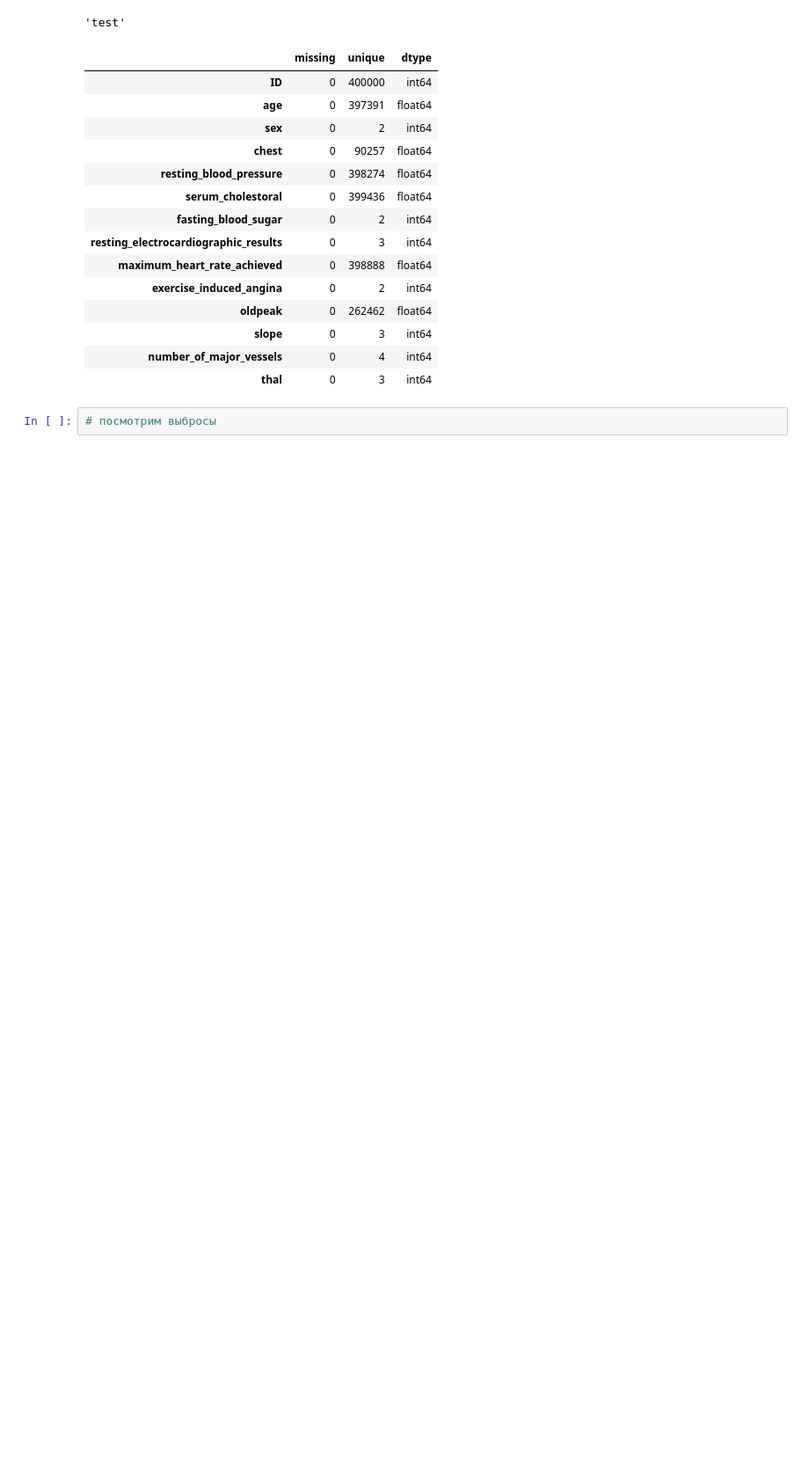
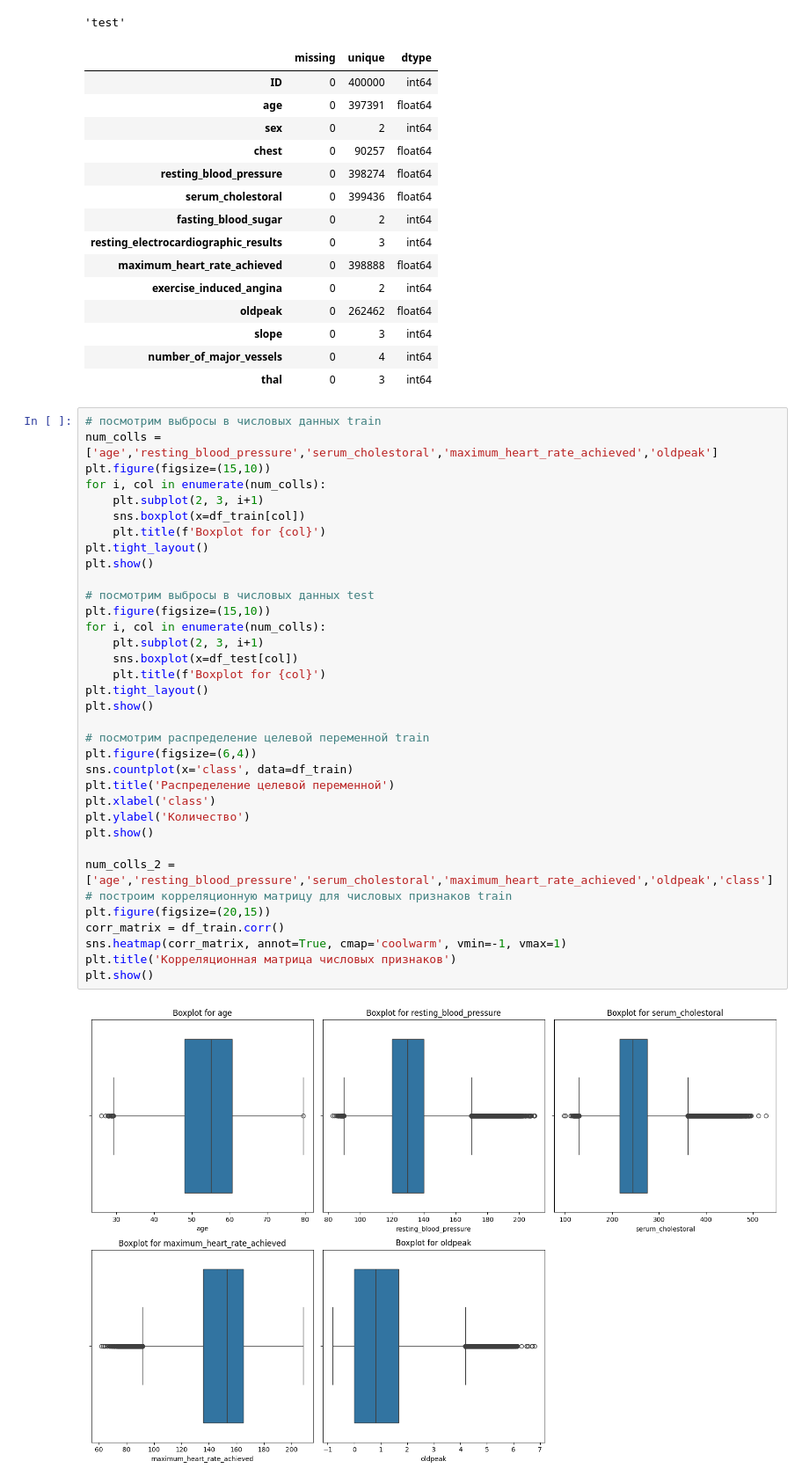
Before and after one commit to KonstGen921/sf_data_science, a Jupyter notebook: tasks/DL_PJ.ipynb, the cells around one changed output. Shown at 88% size. Drawn from its saved outputs; the diff is of its cells as text; blank space fills up the shorter version.

```diff
--- a/tasks/DL_PJ.ipynb
+++ b/tasks/DL_PJ.ipynb
@@ -149,4 +149,39 @@ None
 | number_of_major_vessels | 0 | 4 | int64 |
 | thal | 0 | 3 | int64 |
 # %%
-# посмотрим выбросы
+# посмотрим выбросы в числовых данных train
+num_colls = ['age','resting_blood_pressure','serum_cholestoral','maximum_heart_rate_achieved','oldpeak']
+plt.figure(figsize=(15,10))
+for i, col in enumerate(num_colls):
+    plt.subplot(2, 3, i+1)
+    sns.boxplot(x=df_train[col])
+    plt.title(f'Boxplot for {col}')
+plt.tight_layout()
+plt.show()
+
+# посмотрим выбросы в числовых данных test
+plt.figure(figsize=(15,10))
+for i, col in enumerate(num_colls):
+    plt.subplot(2, 3, i+1)
+    sns.boxplot(x=df_test[col])
+    plt.title(f'Boxplot for {col}')
+plt.tight_layout()
+plt.show()
+
+# посмотрим распределение целевой переменной train
+plt.figure(figsize=(6,4))
+sns.countplot(x='class', data=df_train)
+plt.title('Распределение целевой переменной')
+plt.xlabel('class')
+plt.ylabel('Количество')
+plt.show()
+
+num_colls_2 = ['age','resting_blood_pressure','serum_cholestoral','maximum_heart_rate_achieved','oldpeak','class']
+# построим корреляционную матрицу для числовых признаков train
+plt.figure(figsize=(20,15))
+corr_matrix = df_train.corr()
+sns.heatmap(corr_matrix, annot=True, cmap='coolwarm', vmin=-1, vmax=1)
+plt.title('Корреляционная матрица числовых признаков')
+plt.show()
+# %% [output]
+[figure, added]
```
Also changed, not shown: parts of 1 cell of this notebook, 4 other files.
